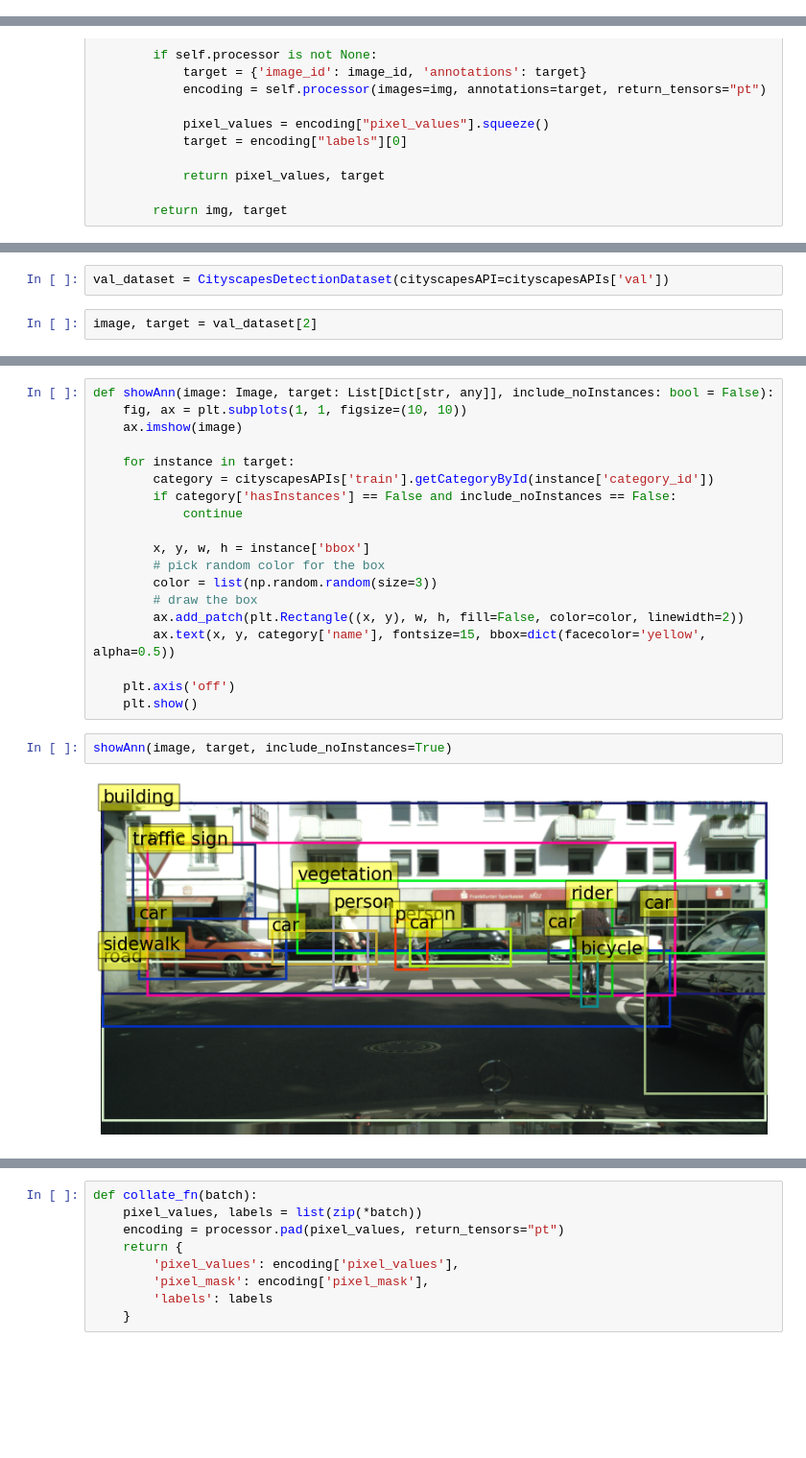
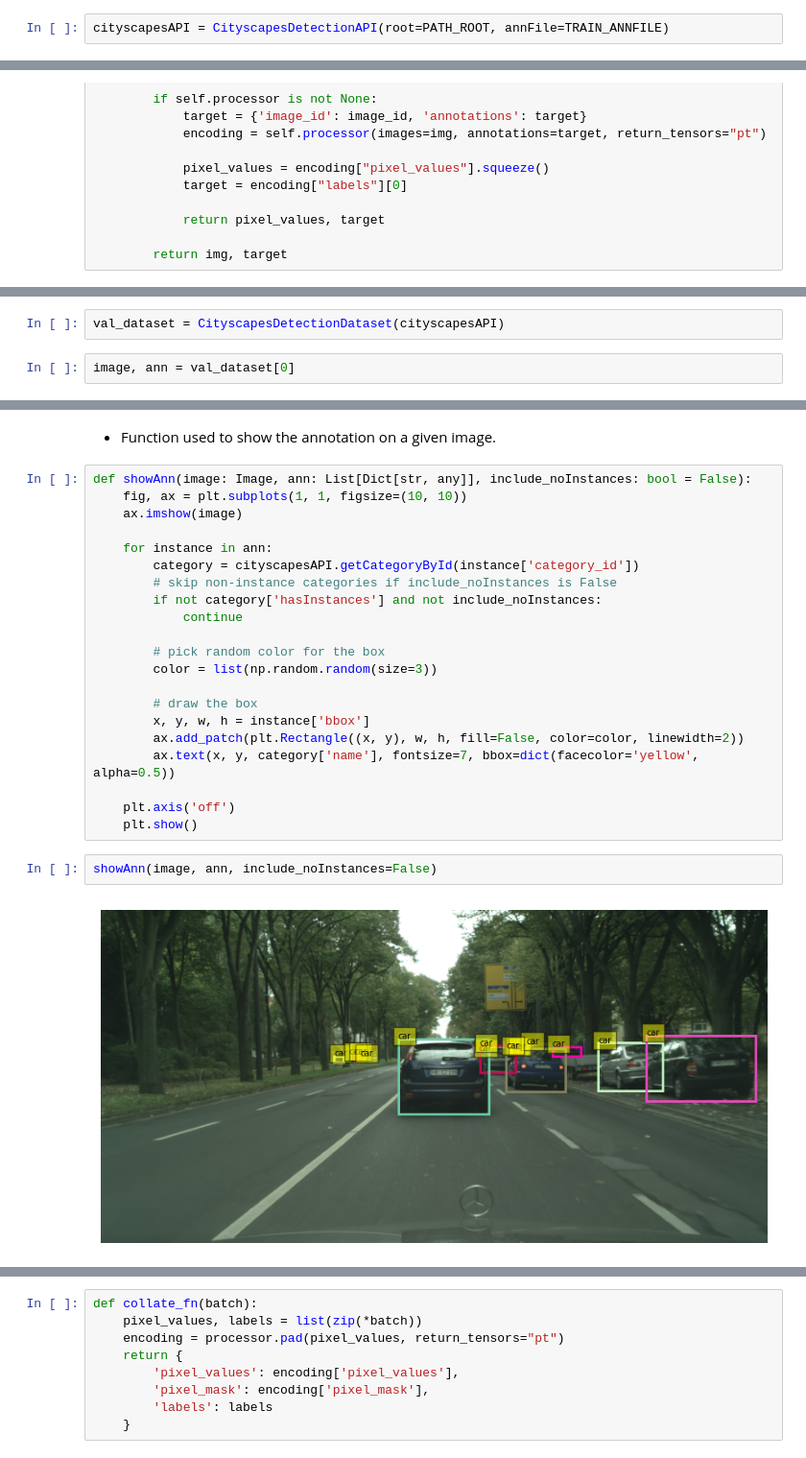
Before and after one commit to SuciuCaesar12/DETR-Cityscapes-Detection, a Jupyter notebook: detr_cityscapes_detection.ipynb, the cells around one changed output, grey strips where cells are left out. Shown at 96% size. Cells and saved outputs as stored; diff of their text form; blank space fills up the shorter version.

```diff
--- a/detr_cityscapes_detection.ipynb
+++ b/detr_cityscapes_detection.ipynb
@@ -91,0 +83,2 @@ cityscapesAPIs['train'].categories
+# %%
+cityscapesAPI = CityscapesDetectionAPI(root=PATH_ROOT, annFile=TRAIN_ANNFILE)
@@ -122,5 +145,5 @@ class CityscapesDetectionDataset(Dataset):
 # %%
-val_dataset = CityscapesDetectionDataset(cityscapesAPI=cityscapesAPIs['val'])
+val_dataset = CityscapesDetectionDataset(cityscapesAPI)
 # %%
-image, target = val_dataset[2]
+image, ann = val_dataset[0]
 # %%
@@ -128,26 +151,30 @@ target[0].keys()
 # %% [output]
 dict_keys(['id', 'image_id', 'category_id', 'segmentation', 'area', 'bbox', 'iscrowd'])
+# %% [markdown]
+- Function used to show the annotation on a given image.
 # %%
-def showAnn(image: Image, target: List[Dict[str, any]], include_noInstances: bool = False):
+def showAnn(image: Image, ann: List[Dict[str, any]], include_noInstances: bool = False):
     fig, ax = plt.subplots(1, 1, figsize=(10, 10))
     ax.imshow(image)
 
-    for instance in target:
-        category = cityscapesAPIs['train'].getCategoryById(instance['category_id'])
-        if category['hasInstances'] == False and include_noInstances == False:
+    for instance in ann:
+        category = cityscapesAPI.getCategoryById(instance['category_id'])
+        # skip non-instance categories if include_noInstances is False
+        if not category['hasInstances'] and not include_noInstances:
             continue
 
-        x, y, w, h = instance['bbox']
         # pick random color for the box
         color = list(np.random.random(size=3))
+
         # draw the box
+        x, y, w, h = instance['bbox']
         ax.add_patch(plt.Rectangle((x, y), w, h, fill=False, color=color, linewidth=2))
-        ax.text(x, y, category['name'], fontsize=15, bbox=dict(facecolor='yellow', alpha=0.5))
+        ax.text(x, y, category['name'], fontsize=7, bbox=dict(facecolor='yellow', alpha=0.5))
 
     plt.axis('off')
     plt.show()
 # %%
-showAnn(image, target, include_noInstances=True)
+showAnn(image, ann, include_noInstances=False)
 # %% [output]
-[figure, old version]
+[figure, new version]
 # %% [markdown]
```
Also changed, not shown: parts of 51 cells of this notebook, 2 other files.
